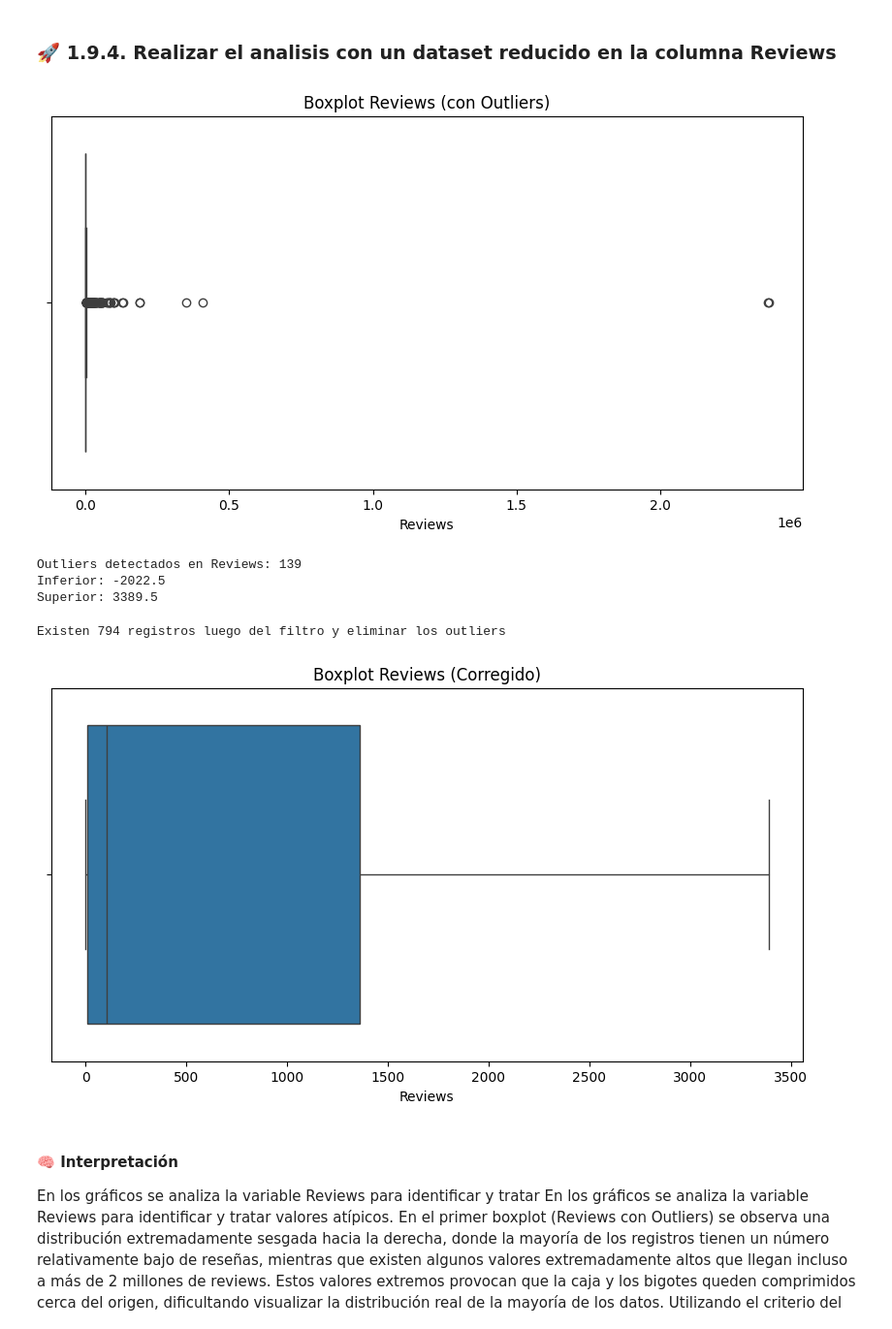
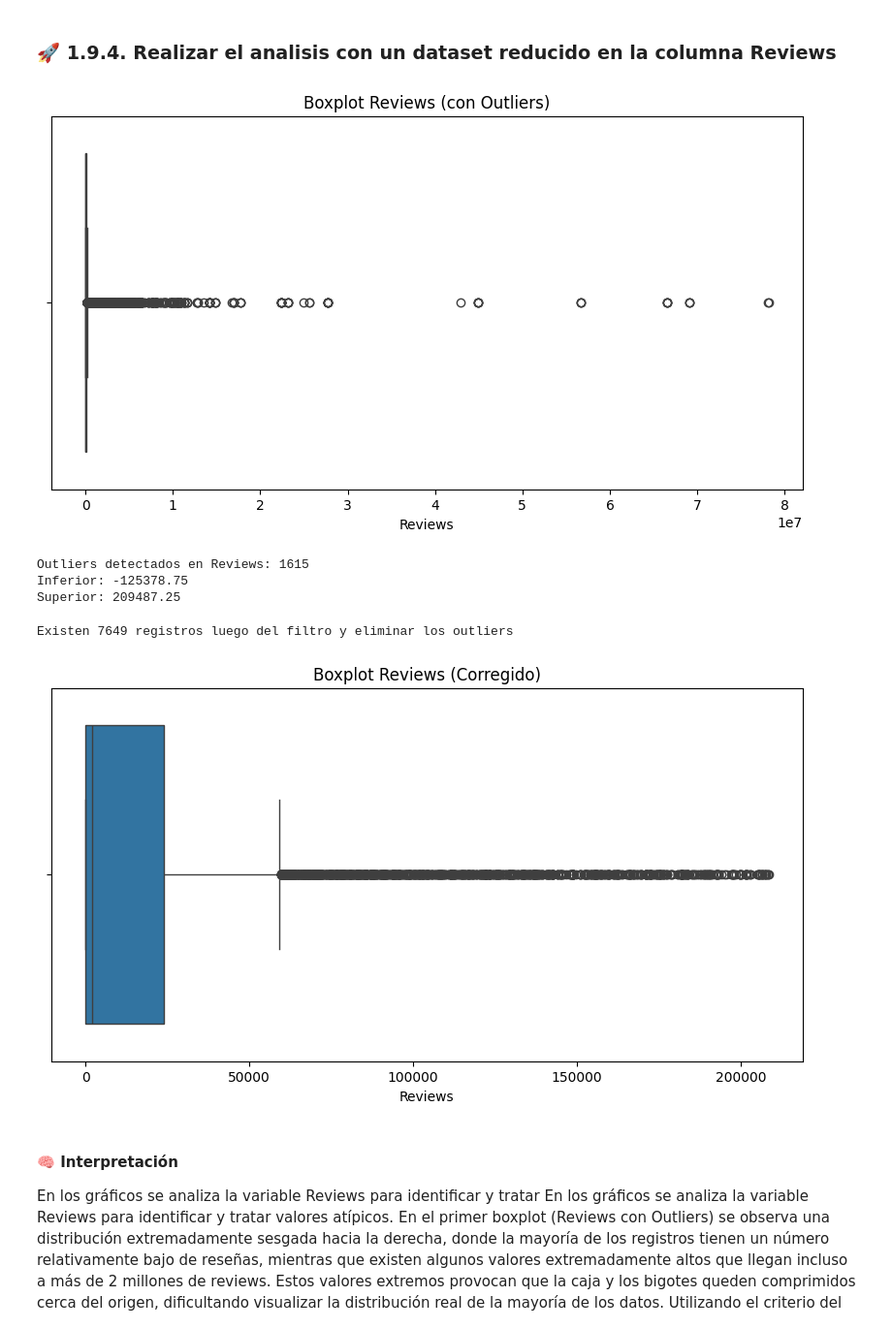
Before and after one commit to ChrisJavier/UIDE_3-WorkGroupProyectsVisu, a Jupyter notebook: Week1/src/VADDC_CP_W1_E4.ipynb, the cells around one changed output. Shown at 97% size. Saved outputs shown, nothing was run; the diff lists cells and outputs as text; code cells hidden in the pictures.

```diff
--- a/Week1/src/VADDC_CP_W1_E4.ipynb
+++ b/Week1/src/VADDC_CP_W1_E4.ipynb
@@ -201,3 +203,7 @@ data.describe()
 Identificar las columnas que presentan más del 30 % de valores nulos para decidir su eliminación.
 Adicional, se reviso las columnas por la varianza para eliminar aquellas que no sean necesarias.
 En el caso de columnas críticas con pocos valores faltantes, se realiza la imputación de datos.
+# %%
+# eliminar registros con alguna columna vacia
+data = data.dropna()
+data.shape
@@ -203,0 +229,6 @@ En el caso de columnas críticas con pocos valores faltantes, se realiza la impu
+# %%
+#✅ Decisión recomendada
+#Eliminarlas, porque violan la regla lógica del dataset y son solo 7 filas de 9,360 — un impacto insignificante:
+
+data = data[data.Reviews <= data.Installs]
+print(f"Registros tras eliminar filas problemáticas: {data.shape[0]}")
@@ -288,7 +321,9 @@ dtype: int64
 Vamos a realizar la imputacion de la columnas Rating, Price y Type que serán las que mas usaremos.
 # %%
 # Imputacion de columna Rating por la media
-data.Rating = data.Rating.fillna(data.Rating.mean())
+data['Rating'] = data.groupby('Category')['Rating'].transform(
+    lambda x: x.fillna(x.median())
+)
 
 # Imputacion de columna Type
 data.Type = data.Type.fillna(data.Type.mode()[0])
@@ -495,6 +528,7 @@ Superior: 10.026250000000001
 # %%
 # Tratamiento: Clipping (tope) en lugar de eliminar
-data_free_apps['Price'] = data_free_apps['Price'].clip(lower=min_value, upper=max_value)
+#data_free_apps['Price'] = data_free_apps['Price'].clip(lower=min_value, upper=max_value)
+data_free_apps = data_free_apps[(data_free_apps.Price>=min_value) & (data_free_apps.Price<=max_value)]
 print(f"Existen {data_free_apps.shape[0]} registros luego del filtro y eliminar los outliers")
 
 # Visualización post-tratamiento
@@ -541,23 +581,24 @@ print(f"Inferior: {min_value}")
 print(f"Superior: {max_value}")
 #############################
 # %% [output]
-[figure, old version]
+[figure, new version]
-Outliers detectados en Reviews: 139
-Inferior: -2022.5
-Superior: 3389.5
+Outliers detectados en Reviews: 1615
+Inferior: -125378.75
+Superior: 209487.25
 # %%
 # Tratamiento: Clipping (tope) en lugar de eliminar
-data_free_apps['Reviews'] = data_free_apps['Reviews'].clip(lower=min_value, upper=max_value)
+#data_free_apps['Reviews'] = data_free_apps['Reviews'].clip(lower=min_value, upper=max_value)
+data_free_apps = data_free_apps[(data_free_apps.Reviews>=min_value) & (data_free_apps.Reviews<=max_value)]
 print(f"Existen {data_free_apps.shape[0]} registros luego del filtro y eliminar los outliers")
 
 # Visualización post-tratamiento
 plt.figure(figsize=(10, 5))
 sns.boxplot(x=data_free_apps['Reviews'])
 plt.title("Boxplot Reviews (Corregido)")
 plt.show()
 # %% [output]
-Existen 794 registros luego del filtro y eliminar los outliers
+Existen 7649 registros luego del filtro y eliminar los outliers
-[figure, old version]
+[figure, new version]
 # %% [markdown]
 #### 🧠 Interpretación
 
```
Also changed, not shown: parts of 37 cells of this notebook.
